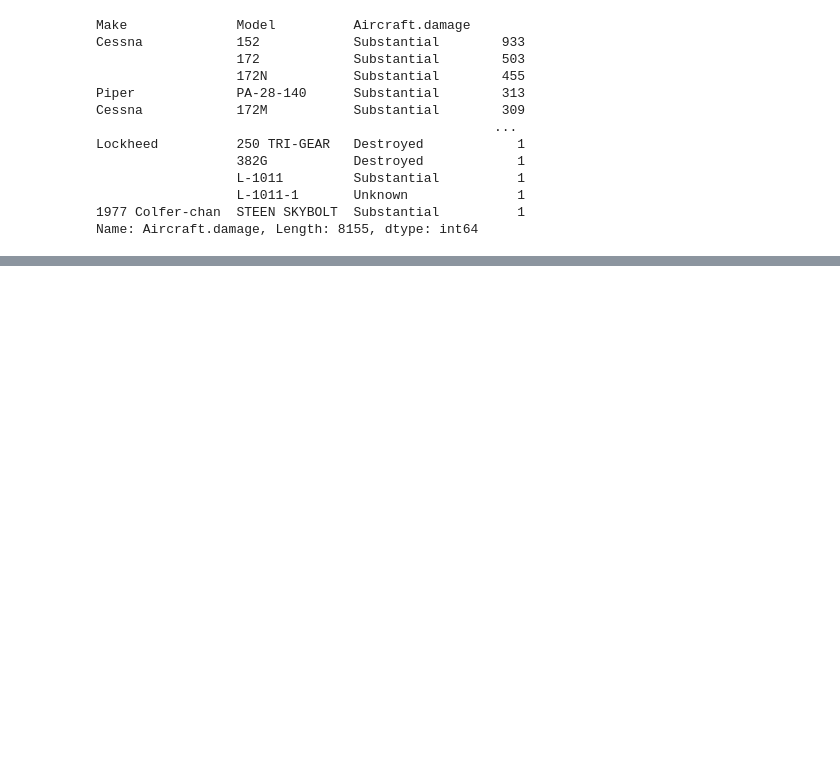
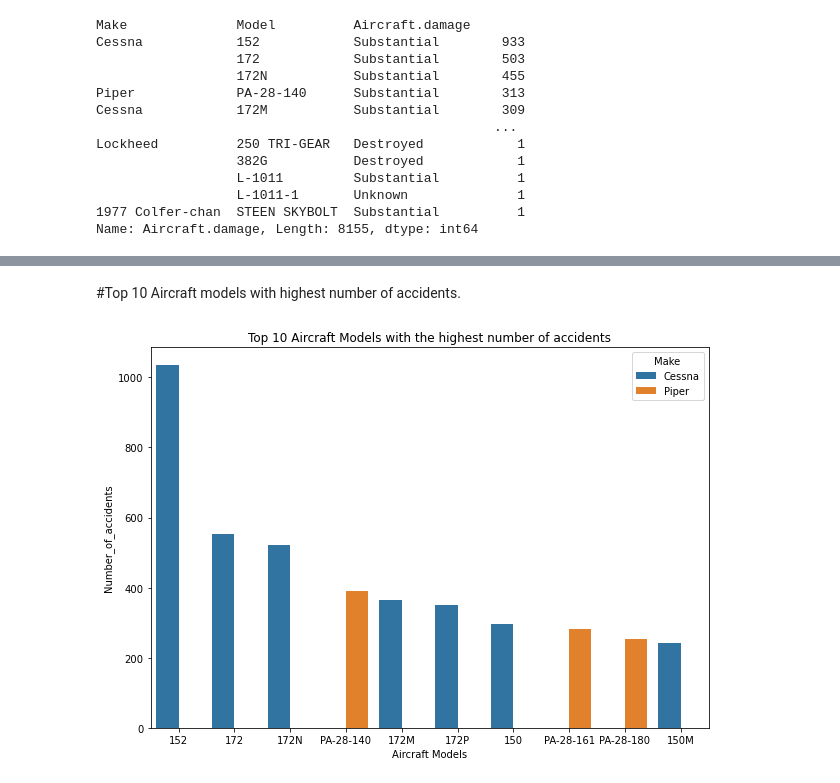
Before and after one commit to Shazzien/Phase-1-Project, a Jupyter notebook: index.ipynb, the cells around one changed output, grey strips where cells are left out. Drawn from its saved outputs; the diff is of its cells as text; code cells hidden in the pictures; blank space fills up the shorter version.

```diff
--- a/index.ipynb
+++ b/index.ipynb
@@ -312,0 +340,19 @@ The Aircraft Cessna model -152 was the most commonly used aircraft based on the
+# %% [markdown]
+#Top 10 Aircraft models with highest number of accidents.
+# %%
+import matplotlib.pyplot as plt
+import seaborn as sns
+import pandas as pd
+
+Accident_counts = avi_df.groupby(['Make','Model'])['Accident.Number'].count().reset_index()
+Accident_counts = Accident_counts.sort_values(by='Accident.Number',ascending=False)
+Top_accidents = Accident_counts.head(10)
+
+plt.figure(figsize=(10,7))
+sns.barplot(data=Top_accidents,x='Model',y='Accident.Number', hue='Make')
+plt.xlabel('Aircraft Models')
+plt.ylabel('Number_of_accidents')
+plt.title('Top 10 Aircraft Models with the highest number of accidents')
+plt.show()
+# %% [output]
+[figure, added]
```
Also changed, not shown: parts of 5 cells of this notebook.
